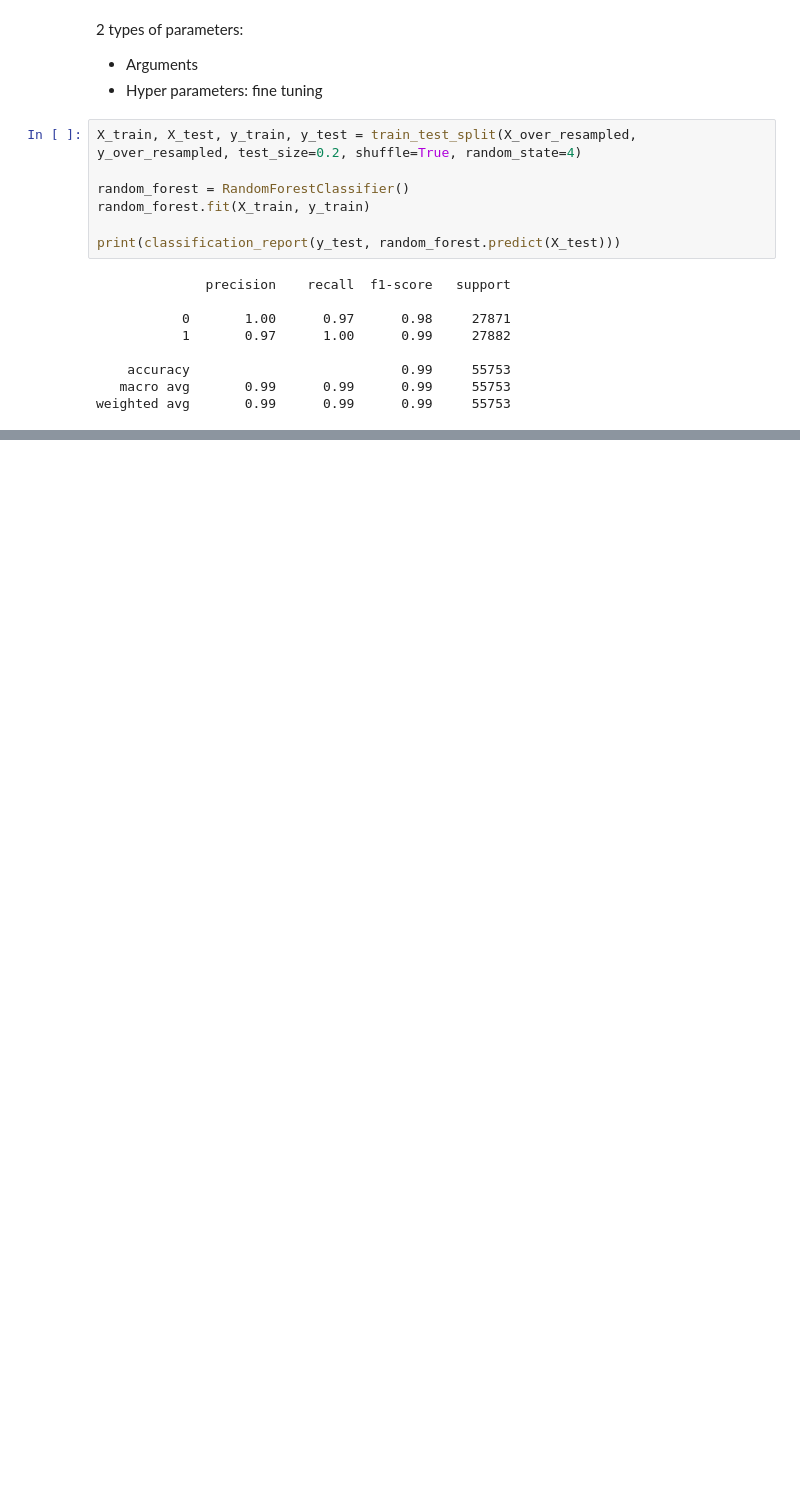
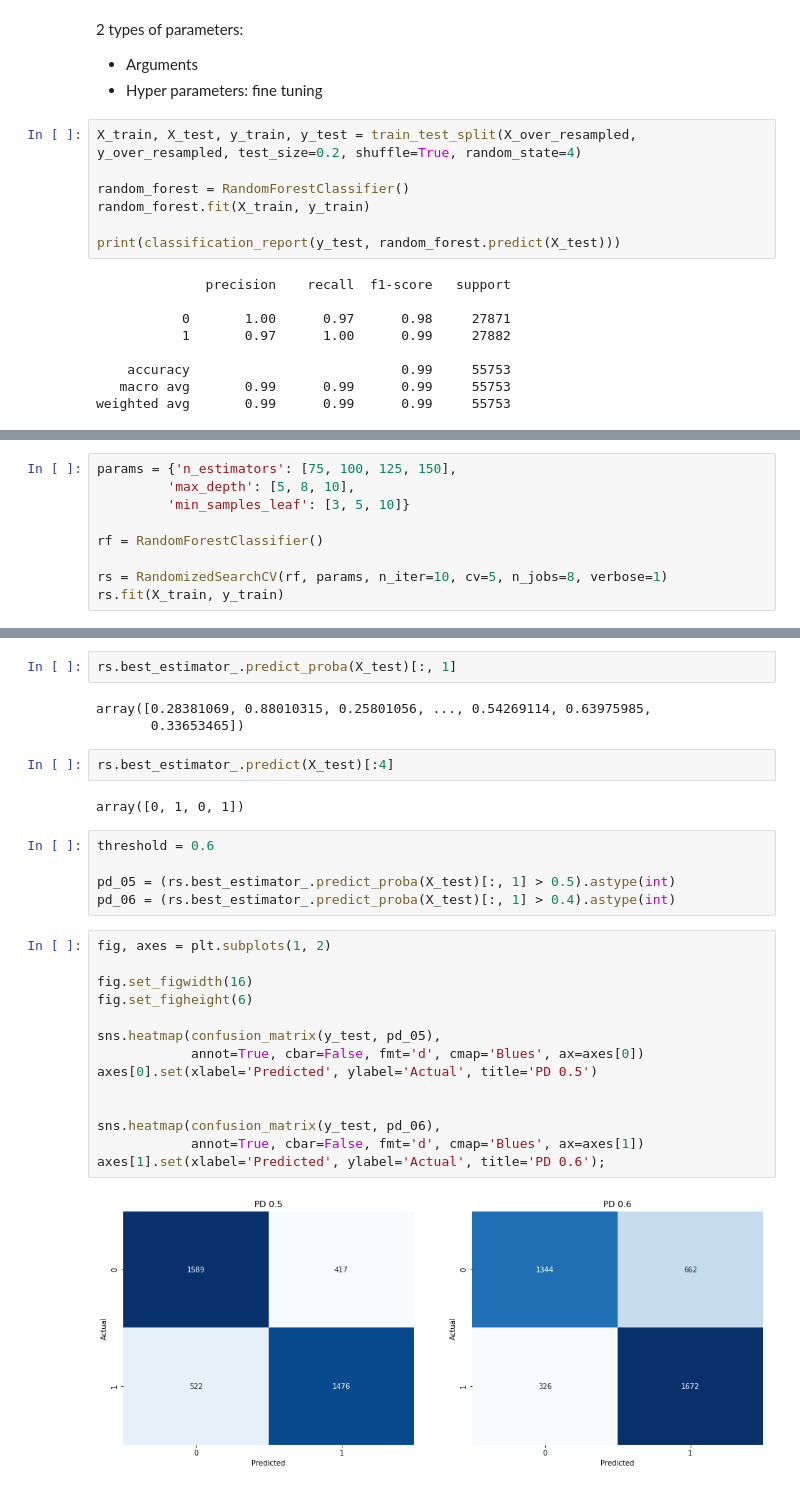
Before and after one commit to datacuriosity/MCI_Python_15S_Level_1, a Jupyter notebook: Lectures/Lecture_09+10/Session_11/live_lecture_08.ipynb, the cells around one changed output, grey strips where cells are left out. Cells and saved outputs as stored; diff of their text form; blank space fills up the shorter version.

```diff
--- a/Lectures/Lecture_09+10/Session_11/live_lecture_08.ipynb
+++ b/Lectures/Lecture_09+10/Session_11/live_lecture_08.ipynb
@@ -456,0 +555,9 @@ weighted avg       0.99      0.99      0.99     55753
+# %%
+params = {'n_estimators': [75, 100, 125, 150],
+         'max_depth': [5, 8, 10],
+         'min_samples_leaf': [3, 5, 10]}
+
+rf = RandomForestClassifier()
+
+rs = RandomizedSearchCV(rf, params, n_iter=10, cv=5, n_jobs=8, verbose=1)
+rs.fit(X_train, y_train)
@@ -456,0 +585,30 @@ weighted avg       0.99      0.99      0.99     55753
+# %%
+rs.best_estimator_.predict_proba(X_test)[:, 1]
+# %% [output]
+array([0.28381069, 0.88010315, 0.25801056, ..., 0.54269114, 0.63975985,
+       0.33653465])
+# %%
+rs.best_estimator_.predict(X_test)[:4]
+# %% [output]
+array([0, 1, 0, 1])
+# %%
+threshold = 0.6
+
+pd_05 = (rs.best_estimator_.predict_proba(X_test)[:, 1] > 0.5).astype(int)
+pd_06 = (rs.best_estimator_.predict_proba(X_test)[:, 1] > 0.4).astype(int)
+# %%
+fig, axes = plt.subplots(1, 2)
+
+fig.set_figwidth(16)
+fig.set_figheight(6)
+
+sns.heatmap(confusion_matrix(y_test, pd_05),
+            annot=True, cbar=False, fmt='d', cmap='Blues', ax=axes[0])
+axes[0].set(xlabel='Predicted', ylabel='Actual', title='PD 0.5')
+
+
+sns.heatmap(confusion_matrix(y_test, pd_06),
+            annot=True, cbar=False, fmt='d', cmap='Blues', ax=axes[1])
+axes[1].set(xlabel='Predicted', ylabel='Actual', title='PD 0.6');
+# %% [output]
+[figure, added]
```
Also changed, not shown: parts of 20 cells of this notebook.
